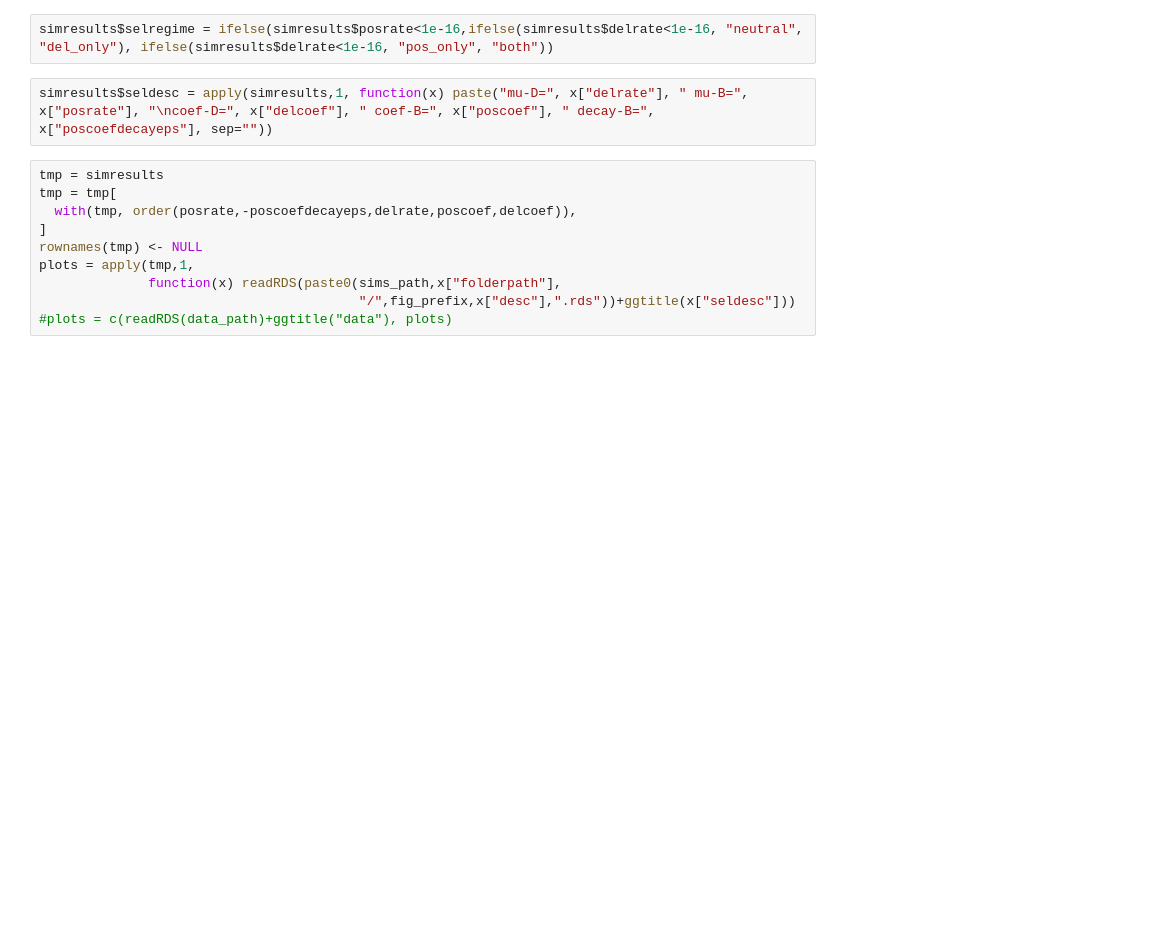
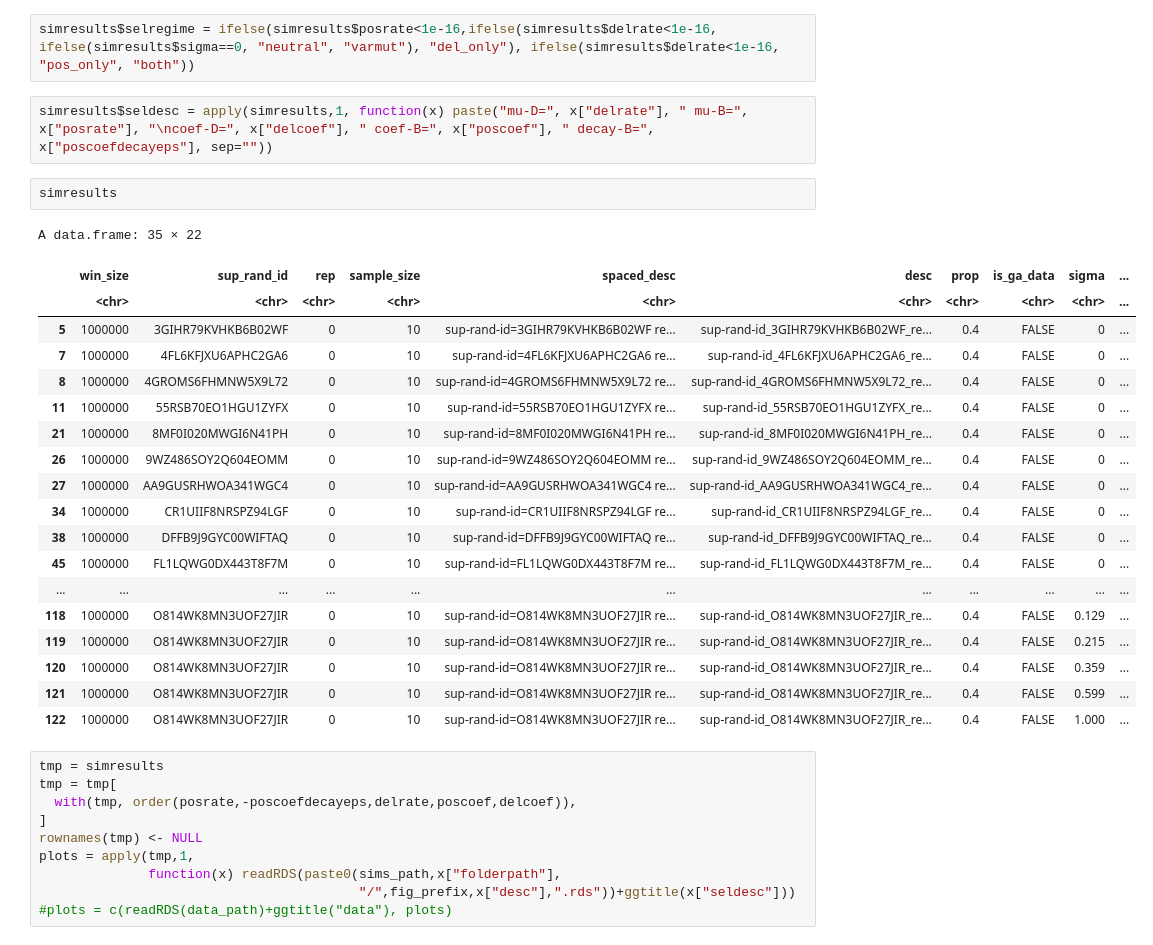
Before and after one commit to kr-colab/greatapes_sims, a Jupyter notebook: scripts/R/data-and-sims_panels.ipynb, the cells around one changed output. Saved outputs shown, nothing was run; the diff lists cells and outputs as text; blank space fills up the shorter version.

Commit message:
wip adding neutral var sims to panel

```diff
--- a/scripts/R/data-and-sims_panels.ipynb
+++ b/scripts/R/data-and-sims_panels.ipynb
@@ -110,9 +132,31 @@ A data.frame: 25 × 19
 # %%
 simresults[is.na(simresults$poscoefdecayeps),]$poscoefdecayeps = 0
 # %%
-simresults$selregime = ifelse(simresults$posrate<1e-16,ifelse(simresults$delrate<1e-16, "neutral", "del_only"), ifelse(simresults$delrate<1e-16, "pos_only", "both"))
+simresults$selregime = ifelse(simresults$posrate<1e-16,ifelse(simresults$delrate<1e-16, ifelse(simresults$sigma==0, "neutral", "varmut"), "del_only"), ifelse(simresults$delrate<1e-16, "pos_only", "both"))
 # %%
 simresults$seldesc = apply(simresults,1, function(x) paste("mu-D=", x["delrate"], " mu-B=", x["posrate"], "\ncoef-D=", x["delcoef"], " coef-B=", x["poscoef"], " decay-B=", x["poscoefdecayeps"], sep=""))
+# %%
+simresults
+# %% [output]
+A data.frame: 35 × 22
+|  | win_size | sup_rand_id | rep | sample_size | spaced_desc | desc | prop | is_ga_data | sigma | ... |
+|  | <chr> | <chr> | <chr> | <chr> | <chr> | <chr> | <chr> | <chr> | <chr> | ... |
+| 5 | 1000000 | 3GIHR79KVHKB6B02WF | 0 | 10 | sup-rand-id=3GIHR79KVHKB6B02WF re... | sup-rand-id_3GIHR79KVHKB6B02WF_re... | 0.4 | FALSE | 0 | ... |
+| 7 | 1000000 | 4FL6KFJXU6APHC2GA6 | 0 | 10 | sup-rand-id=4FL6KFJXU6APHC2GA6 re... | sup-rand-id_4FL6KFJXU6APHC2GA6_re... | 0.4 | FALSE | 0 | ... |
+| 8 | 1000000 | 4GROMS6FHMNW5X9L72 | 0 | 10 | sup-rand-id=4GROMS6FHMNW5X9L72 re... | sup-rand-id_4GROMS6FHMNW5X9L72_re... | 0.4 | FALSE | 0 | ... |
+| 11 | 1000000 | 55RSB70EO1HGU1ZYFX | 0 | 10 | sup-rand-id=55RSB70EO1HGU1ZYFX re... | sup-rand-id_55RSB70EO1HGU1ZYFX_re... | 0.4 | FALSE | 0 | ... |
+| 21 | 1000000 | 8MF0I020MWGI6N41PH | 0 | 10 | sup-rand-id=8MF0I020MWGI6N41PH re... | sup-rand-id_8MF0I020MWGI6N41PH_re... | 0.4 | FALSE | 0 | ... |
+| 26 | 1000000 | 9WZ486SOY2Q604EOMM | 0 | 10 | sup-rand-id=9WZ486SOY2Q604EOMM re... | sup-rand-id_9WZ486SOY2Q604EOMM_re... | 0.4 | FALSE | 0 | ... |
+| 27 | 1000000 | AA9GUSRHWOA341WGC4 | 0 | 10 | sup-rand-id=AA9GUSRHWOA341WGC4 re... | sup-rand-id_AA9GUSRHWOA341WGC4_re... | 0.4 | FALSE | 0 | ... |
+| 34 | 1000000 | CR1UIIF8NRSPZ94LGF | 0 | 10 | sup-rand-id=CR1UIIF8NRSPZ94LGF re... | sup-rand-id_CR1UIIF8NRSPZ94LGF_re... | 0.4 | FALSE | 0 | ... |
+| 38 | 1000000 | DFFB9J9GYC00WIFTAQ | 0 | 10 | sup-rand-id=DFFB9J9GYC00WIFTAQ re... | sup-rand-id_DFFB9J9GYC00WIFTAQ_re... | 0.4 | FALSE | 0 | ... |
+| 45 | 1000000 | FL1LQWG0DX443T8F7M | 0 | 10 | sup-rand-id=FL1LQWG0DX443T8F7M re... | sup-rand-id_FL1LQWG0DX443T8F7M_re... | 0.4 | FALSE | 0 | ... |
+| ... | ... | ... | ... | ... | ... | ... | ... | ... | ... | ... |
+| 118 | 1000000 | O814WK8MN3UOF27JIR | 0 | 10 | sup-rand-id=O814WK8MN3UOF27JIR re... | sup-rand-id_O814WK8MN3UOF27JIR_re... | 0.4 | FALSE | 0.129 | ... |
+| 119 | 1000000 | O814WK8MN3UOF27JIR | 0 | 10 | sup-rand-id=O814WK8MN3UOF27JIR re... | sup-rand-id_O814WK8MN3UOF27JIR_re... | 0.4 | FALSE | 0.215 | ... |
+| 120 | 1000000 | O814WK8MN3UOF27JIR | 0 | 10 | sup-rand-id=O814WK8MN3UOF27JIR re... | sup-rand-id_O814WK8MN3UOF27JIR_re... | 0.4 | FALSE | 0.359 | ... |
+| 121 | 1000000 | O814WK8MN3UOF27JIR | 0 | 10 | sup-rand-id=O814WK8MN3UOF27JIR re... | sup-rand-id_O814WK8MN3UOF27JIR_re... | 0.4 | FALSE | 0.599 | ... |
+| 122 | 1000000 | O814WK8MN3UOF27JIR | 0 | 10 | sup-rand-id=O814WK8MN3UOF27JIR re... | sup-rand-id_O814WK8MN3UOF27JIR_re... | 0.4 | FALSE | 1.000 | ... |
 # %%
 tmp = simresults
 tmp = tmp[
```
Also changed, not shown: parts of 17 cells of this notebook, 1 other file.
